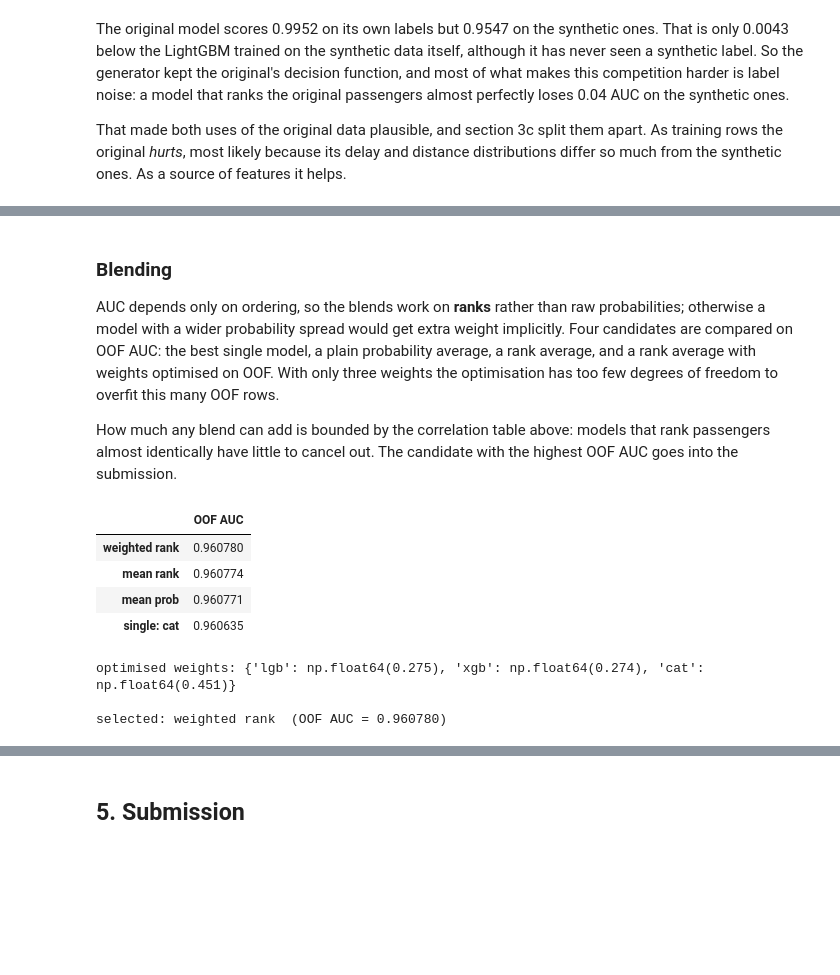
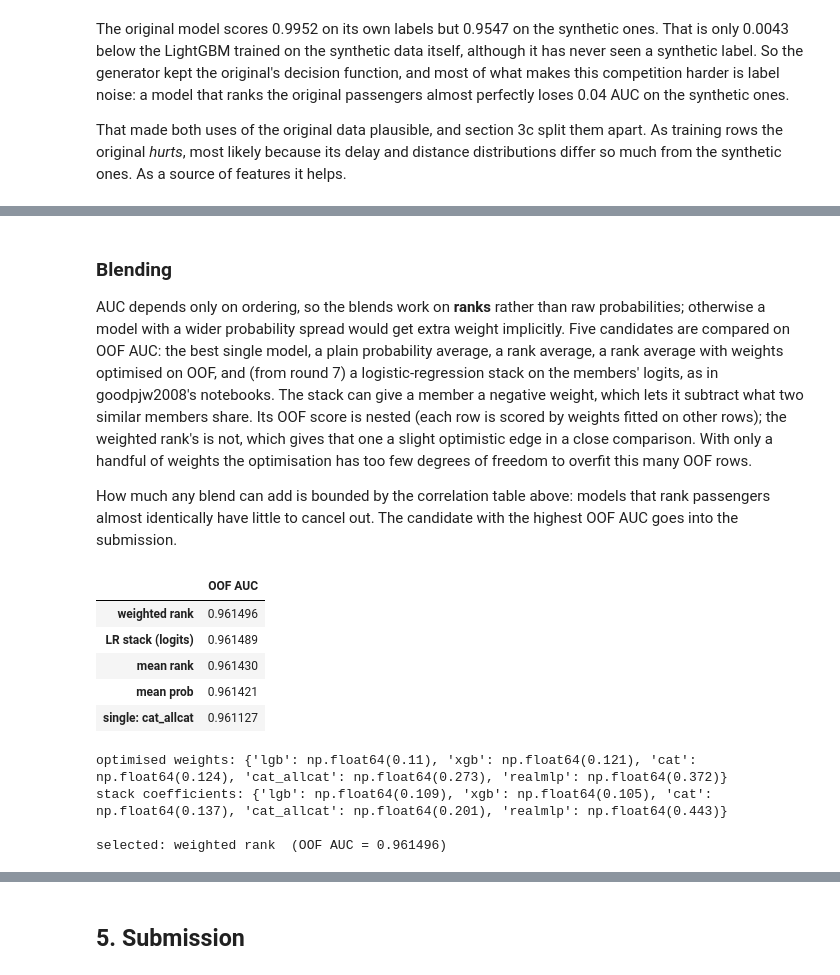
Before and after one commit to kagankorall/My-Kaggle-Works, a Jupyter notebook: Playground Series - Predicting Airline Satisfaction/notebook/airline_satisfaction_prediction.ipynb, the cells around one changed output, grey strips where cells are left out. Cells and saved outputs as stored; diff of their text form; code cells hidden in the pictures; blank space fills up the shorter version.

Commit message:
feat: add prediction notebooks, OOF arrays, and models for airline satisfaction prediction

```diff
--- a/Playground Series - Predicting Airline Satisfaction/notebook/airline_satisfaction_prediction.ipynb
+++ b/Playground Series - Predicting Airline Satisfaction/notebook/airline_satisfaction_prediction.ipynb
@@ -662,7 +671,7 @@ orig_params = dict(
     subsample=0.8, subsample_freq=1, random_state=SEED, n_jobs=-1, verbose=-1,
 )
 X_orig_raw = orig_fe[BASE_FEATURES]
-ORIG_FOLDS = list(StratifiedKFold(n_splits=N_SPLITS, shuffle=True, random_state=SEED).split(X_orig_raw, y_orig))
+ORIG_FOLDS = list(StratifiedKFold(n_splits=AUX_SPLITS, shuffle=True, random_state=SEED).split(X_orig_raw, y_orig))
 
 orig_pred_orig = np.zeros(len(orig_fe))
 orig_pred_train = np.zeros(len(train_fe))
@@ -674,8 +683,8 @@ for tr_idx, va_idx in ORIG_FOLDS:
           eval_set=[(X_orig_raw.iloc[va_idx], y_orig[va_idx])],
           callbacks=[lgb.early_stopping(200, verbose=False)])
     orig_pred_orig[va_idx] = m.predict_proba(X_orig_raw.iloc[va_idx])[:, 1]
-    orig_pred_train += m.predict_proba(train_fe[BASE_FEATURES])[:, 1] / N_SPLITS
-    orig_pred_test += m.predict_proba(test_fe[BASE_FEATURES])[:, 1] / N_SPLITS
+    orig_pred_train += m.predict_proba(train_fe[BASE_FEATURES])[:, 1] / len(ORIG_FOLDS)
+    orig_pred_test += m.predict_proba(test_fe[BASE_FEATURES])[:, 1] / len(ORIG_FOLDS)
 
 print(f'original model, OOF AUC on the original labels  : {roc_auc_score(y_orig, orig_pred_orig):.6f}')
 print(f'original model, AUC on the synthetic train      : {roc_auc_score(y, orig_pred_train):.6f}')
@@ -1168,0 +1436,22 @@ Wall time: 7min 31s
+# %%
+# Models trained in other notebooks: name -> file stem(s) in PRED_DIR. Several stems are averaged into one member.
+EXTERNAL_PREDS = {
+    'realmlp': ['realmlp_raw_k5_f3b590',      # realmlp.ipynb, round 8 (MODEL_SEED 42)
+                'realmlp_raw_k5_7da5ad'],     # realmlp.ipynb, round 9 (MODEL_SEED 7)
+    # Round 10, left out: RealMLP with the engineered inputs scored 0.960956 alone but correlates 0.974-0.978 with
+    # the trees and added +0.000003 to the blend (screening in realmlp.ipynb).
+    # 'realmlp_enc': ['realmlp_enc_k5_fc8ab0'],
+}
+
+for name, stems in EXTERNAL_PREDS.items():
+    stems = [stems] if isinstance(stems, str) else stems
+    found = [s for s in stems
+             if os.path.exists(f'{PRED_DIR}/{s}_oof.npy') and os.path.exists(f'{PRED_DIR}/{s}_test.npy')]
+    if len(found) < len(stems):
+        print(f'{name}: not found, left out: {[s for s in stems if s not in found]} (run realmlp.ipynb first)')
+    if not found:
+        continue
+    oof_preds[name] = np.mean([np.load(f'{PRED_DIR}/{s}_oof.npy') for s in found], axis=0)
+    test_preds[name] = np.mean([np.load(f'{PRED_DIR}/{s}_test.npy') for s in found], axis=0)
+    assert len(oof_preds[name]) == len(y) and len(test_preds[name]) == len(test_fe)
+    print(f'{name}  OOF AUC = {roc_auc_score(y, oof_preds[name]):.6f} | average of {len(found)} run(s): {found}')
@@ -1191,9 +1487,12 @@ OOF prediction correlation (Spearman):
 ### Blending
 
 AUC depends only on ordering, so the blends work on **ranks** rather than raw probabilities; otherwise a model
-with a wider probability spread would get extra weight implicitly. Four candidates are compared on OOF AUC:
-the best single model, a plain probability average, a rank average, and a rank average with weights optimised
-on OOF. With only three weights the optimisation has too few degrees of freedom to overfit this many OOF rows.
+with a wider probability spread would get extra weight implicitly. Five candidates are compared on OOF AUC:
+the best single model, a plain probability average, a rank average, a rank average with weights optimised
+on OOF, and (from round 7) a logistic-regression stack on the members' logits, as in goodpjw2008's
+notebooks. The stack can give a member a negative weight, which lets it subtract what two similar members
+share. Its OOF score is nested (each row is scored by weights fitted on other rows); the weighted rank's is
+not, which gives that one a slight optimistic edge in a close comparison. With only a handful of weights the optimisation has too few degrees of freedom to overfit this many OOF rows.
 
 How much any blend can add is bounded by the correlation table above: models that rank passengers almost
 identically have little to cancel out. The candidate with the highest OOF AUC goes into the submission.
@@ -1209,40 +1508,58 @@ def to_rank(m):
 
 oof_rank, test_rank = to_rank(oof_mat), to_rank(test_mat)
 
 
 def neg_auc(w):
     w = np.abs(w) / np.abs(w).sum()
     return -roc_auc_score(y, oof_rank @ w)
 
 
 res = minimize(neg_auc, x0=np.ones(len(names)) / len(names), method='Nelder-Mead',
                options={'maxiter': 300, 'xatol': 1e-4, 'fatol': 1e-7})
 w_opt = np.abs(res.x) / np.abs(res.x).sum()
 
 best_single = max(names, key=lambda n: roc_auc_score(y, oof_preds[n]))
 candidates = {
     f'single: {best_single}': (oof_preds[best_single], test_preds[best_single]),
     'mean prob': (oof_mat.mean(axis=1), test_mat.mean(axis=1)),
     'mean rank': (oof_rank.mean(axis=1), test_rank.mean(axis=1)),
     'weighted rank': (oof_rank @ w_opt, test_rank @ w_opt),
 }
 
+
+def logit(p):
+    p = np.clip(p, 1e-6, 1 - 1e-6)
+    return np.log(p / (1 - p))
+
+
+# Logistic regression on the members' logits, scored nested: each row by weights fitted on the other rows
+Z, ZT = logit(oof_mat), logit(test_mat)
+stack_oof = np.zeros(len(y))
+for tr_idx, va_idx in StratifiedKFold(n_splits=AUX_SPLITS, shuffle=True, random_state=7).split(Z, y):
+    lr = LogisticRegression(C=1.0, max_iter=1000).fit(Z[tr_idx], y[tr_idx])
+    stack_oof[va_idx] = lr.predict_proba(Z[va_idx])[:, 1]
+stacker = LogisticRegression(C=1.0, max_iter=1000).fit(Z, y)
+candidates['LR stack (logits)'] = (stack_oof, stacker.predict_proba(ZT)[:, 1])
+
 blend_tbl = pd.Series({k: roc_auc_score(y, v[0]) for k, v in candidates.items()}).sort_values(ascending=False)
 display(blend_tbl.round(6).to_frame('OOF AUC'))
 print('optimised weights:', dict(zip(names, w_opt.round(3))))
+print('stack coefficients:', dict(zip(names, stacker.coef_[0].round(3))))
 
 BEST = blend_tbl.index[0]
 final_test = candidates[BEST][1]
 print(f'\nselected: {BEST}  (OOF AUC = {blend_tbl.iloc[0]:.6f})')
 # %% [output]
 |  | OOF AUC |
-| weighted rank | 0.960780 |
-| mean rank | 0.960774 |
-| mean prob | 0.960771 |
-| single: cat | 0.960635 |
+| weighted rank | 0.961496 |
+| LR stack (logits) | 0.961489 |
+| mean rank | 0.961430 |
+| mean prob | 0.961421 |
+| single: cat_allcat | 0.961127 |
-optimised weights: {'lgb': np.float64(0.275), 'xgb': np.float64(0.274), 'cat': np.float64(0.451)}
+optimised weights: {'lgb': np.float64(0.11), 'xgb': np.float64(0.121), 'cat': np.float64(0.124), 'cat_allcat': np.float64(0.273), 'realmlp': np.float64(0.372)}
+stack coefficients: {'lgb': np.float64(0.109), 'xgb': np.float64(0.105), 'cat': np.float64(0.137), 'cat_allcat': np.float64(0.201), 'realmlp': np.float64(0.443)}
 
-selected: weighted rank  (OOF AUC = 0.960780)
+selected: weighted rank  (OOF AUC = 0.961496)
 # %%
 # LightGBM feature importance (gain, averaged over folds)
 if lgb_importance:
```
Also changed, not shown: parts of 27 cells of this notebook, 48 other files.
